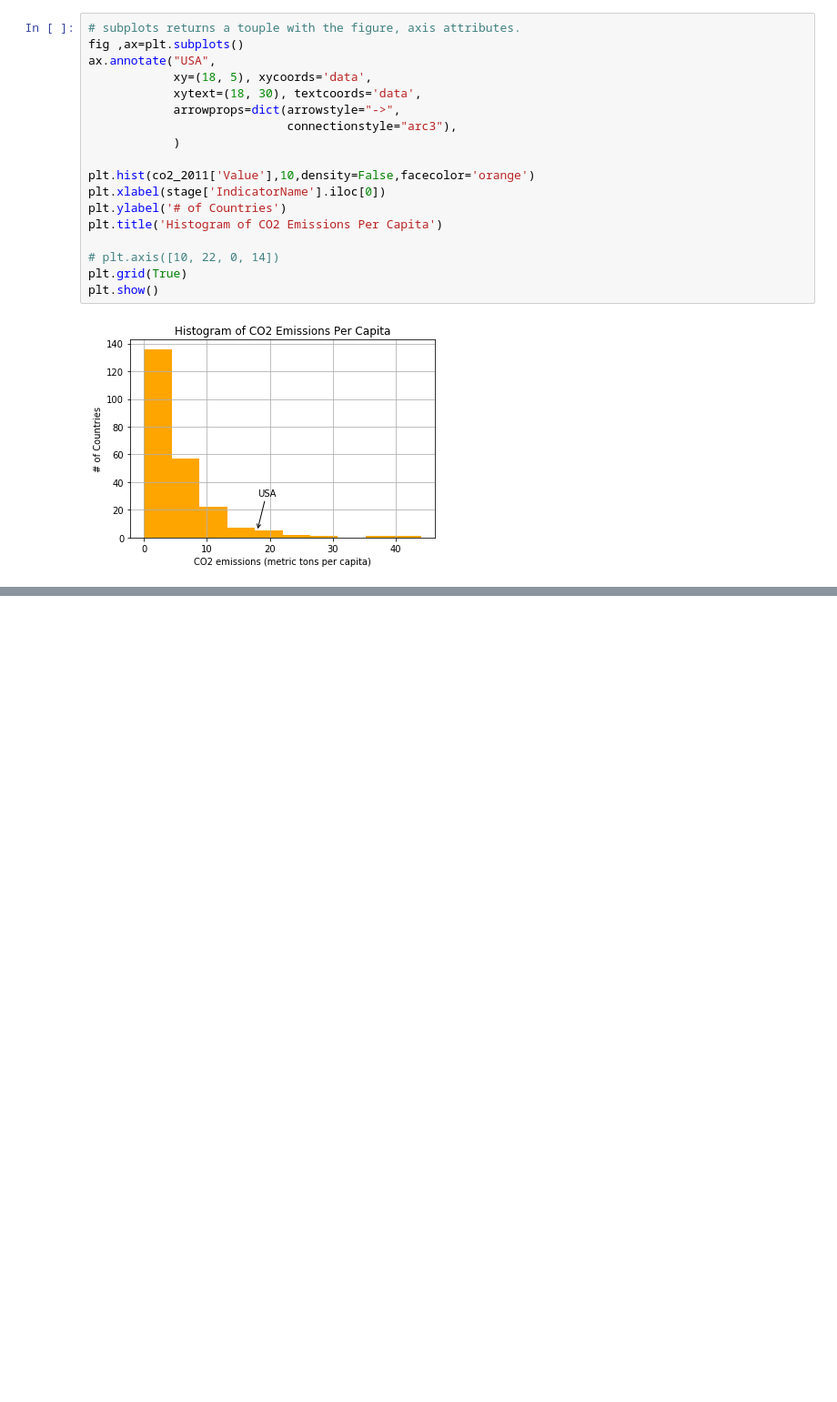
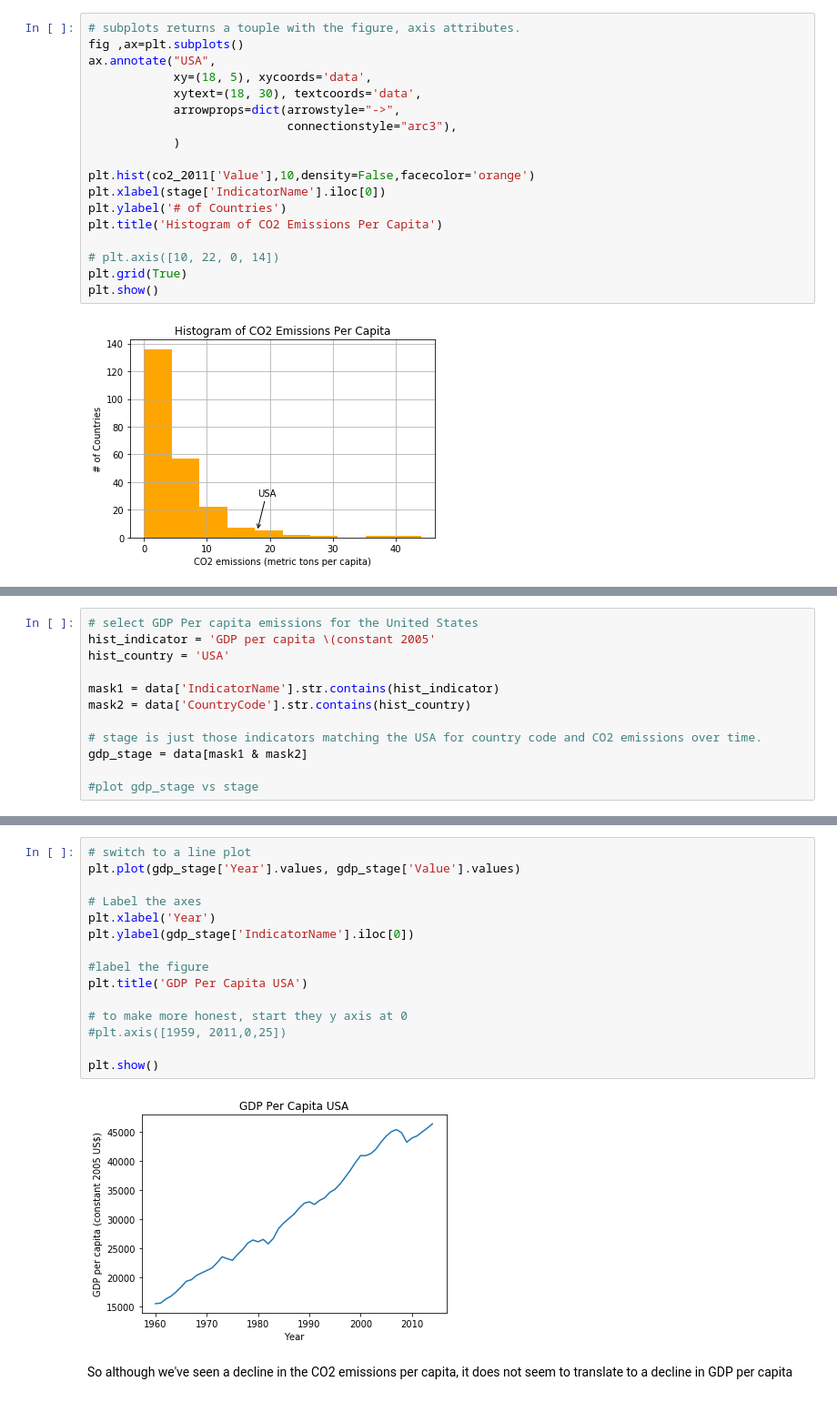
Before and after one commit to Atif8Ted/Python_for_dataScience_edx_UCSandiegoX, a Jupyter notebook: week5/Week5_Lecture_1.ipynb, the cells around one changed output, grey strips where cells are left out. Shown at 91% size. Drawn from its saved outputs; the diff is of its cells as text; blank space fills up the shorter version.

Commit message:
Week 5 Data Visualisations

```diff
--- a/week5/Week5_Lecture_1.ipynb
+++ b/week5/Week5_Lecture_1.ipynb
@@ -255,0 +260,12 @@ plt.show()
+# %%
+# select GDP Per capita emissions for the United States
+hist_indicator = 'GDP per capita \(constant 2005'
+hist_country = 'USA'
+
+mask1 = data['IndicatorName'].str.contains(hist_indicator)
+mask2 = data['CountryCode'].str.contains(hist_country)
+
+# stage is just those indicators matching the USA for country code and CO2 emissions over time.
+gdp_stage = data[mask1 & mask2]
+
+#plot gdp_stage vs stage
@@ -255,0 +284,19 @@ plt.show()
+# %%
+# switch to a line plot
+plt.plot(gdp_stage['Year'].values, gdp_stage['Value'].values)
+
+# Label the axes
+plt.xlabel('Year')
+plt.ylabel(gdp_stage['IndicatorName'].iloc[0])
+
+#label the figure
+plt.title('GDP Per Capita USA')
+
+# to make more honest, start they y axis at 0
+#plt.axis([1959, 2011,0,25])
+
+plt.show()
+# %% [output]
+[figure, added]
+# %% [markdown]
+So although we've seen a decline in the CO2 emissions per capita, it does not seem to translate to a decline in GDP per capita
```
Also changed, not shown: parts of 14 cells of this notebook.
